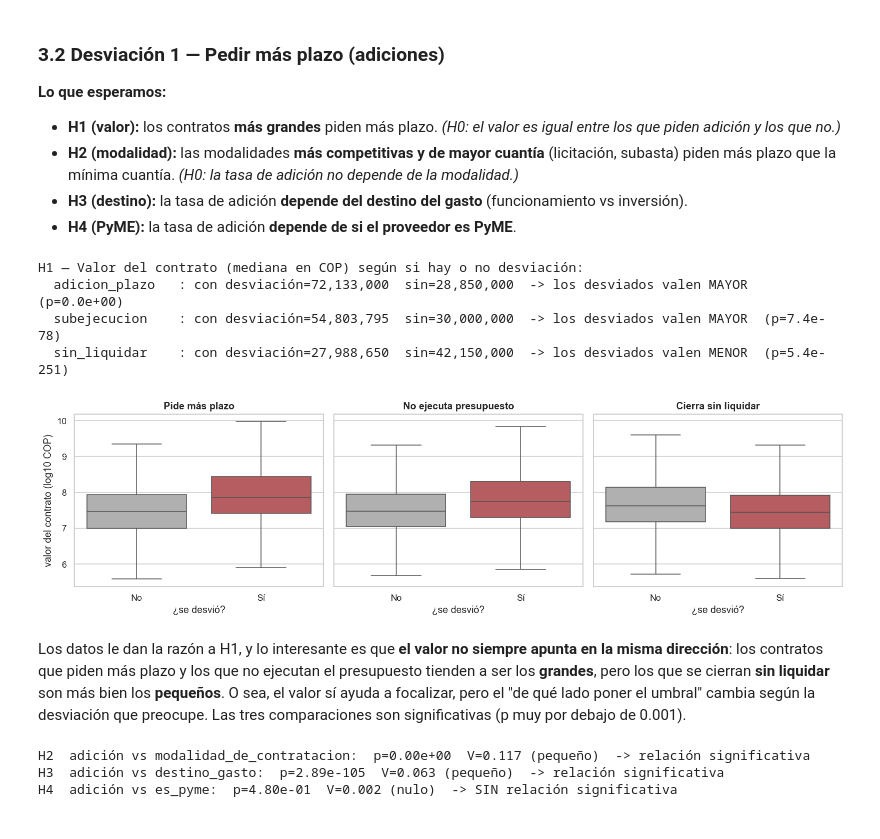
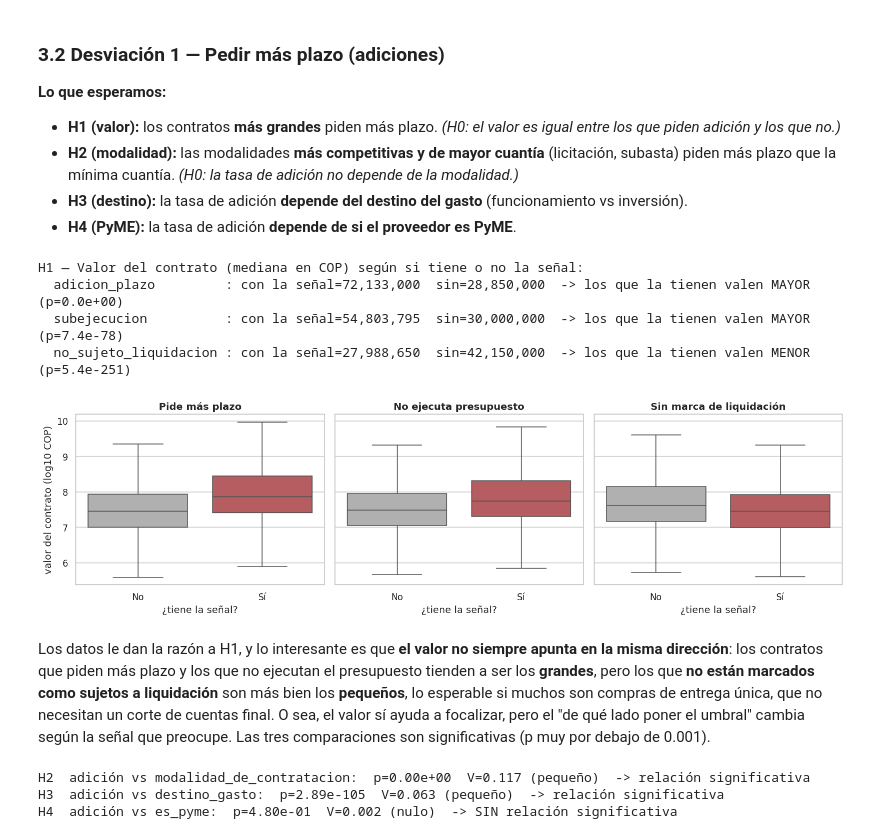
Before and after one commit to Danielfts/MINE-ciencia-de-datos, a Jupyter notebook: Taller 1/notebooks/03_analisis.ipynb, the cells around one changed output. Saved outputs shown, nothing was run; the diff lists cells and outputs as text; code cells hidden in the pictures.

```diff
--- a/Taller 1/notebooks/03_analisis.ipynb
+++ b/Taller 1/notebooks/03_analisis.ipynb
@@ -64,10 +65,10 @@ print(f'Dataset limpio: {d.shape[0]:,} x {d.shape[1]}')
 # (los de 2024-2025 todavía están abiertos; ver la justificación en 01 y 02).
 base_adic = d[d['periodo_analisis']].copy()                 # la adición se puede ver sin que el contrato cierre
 base_sub = d[d['subejecucion'].notna()].copy()              # cerrado, en periodo y con ejecución reportada
-base_liq = d[d['sin_liquidar'].notna()].copy()              # cerrado y en periodo
+base_liq = d[d['no_sujeto_liquidacion'].notna()].copy()              # cerrado y en periodo (marca de liquidación)
 print(f'Base adición   (firma<=2023):            {len(base_adic):,}  | tasa {base_adic["adicion_plazo"].mean()*100:.1f}%')
 print(f'Base subejecución (cerrado & reportado): {len(base_sub):,}  | tasa {base_sub["subejecucion"].mean()*100:.1f}%')
-print(f'Base sin liquidar (cerrado):             {len(base_liq):,}  | tasa {base_liq["sin_liquidar"].mean()*100:.1f}%')
+print(f'Base marca de liquidación (cerrado):     {len(base_liq):,}  | tasa {base_liq["no_sujeto_liquidacion"].mean()*100:.1f}%')
 # %% [output]
 Dataset limpio: 196,391 x 61
 Base adición   (firma<=2023):            121,644  | tasa 7.0%
@@ -158,36 +159,37 @@ coincidan las tres es raro.
 - **H4 (PyME):** la tasa de adición **depende de si el proveedor es PyME**.
 # %%
 # H1: ¿los contratos con adición valen más? (lo miramos también en las otras dos desviaciones)
-print('H1 — Valor del contrato (mediana en COP) según si hay o no desviación:')
+print('H1 — Valor del contrato (mediana en COP) según si tiene o no la señal:')
 res_valor = {}
-for flag, base in [('adicion_plazo', base_adic), ('subejecucion', base_sub), ('sin_liquidar', base_liq)]:
+for flag, base in [('adicion_plazo', base_adic), ('subejecucion', base_sub), ('no_sujeto_liquidacion', base_liq)]:
     r = test_valor(base, flag); res_valor[flag] = r
     signo = 'MAYOR' if r['med_desv'] > r['med_no'] else 'MENOR'
-    print(f'  {flag:16s}: con desviación={r["med_desv"]:,.0f}  sin={r["med_no"]:,.0f}  '
-          f'-> los desviados valen {signo}  (p={r["p"]:.1e})')
+    print(f'  {flag:22s}: con la señal={r["med_desv"]:,.0f}  sin={r["med_no"]:,.0f}  '
+          f'-> los que la tienen valen {signo}  (p={r["p"]:.1e})')
 
 fig, axes = plt.subplots(1, 3, figsize=(14, 4), sharey=True)
 for ax, (flag, base, titulo) in zip(axes, [
         ('adicion_plazo', base_adic, 'Pide más plazo'),
         ('subejecucion', base_sub, 'No ejecuta presupuesto'),
-        ('sin_liquidar', base_liq, 'Cierra sin liquidar')]):
+        ('no_sujeto_liquidacion', base_liq, 'Sin marca de liquidación')]):
     sub = base[base['valor_log'].notna()].copy(); sub[flag] = sub[flag].astype(bool)
     sns.boxplot(data=sub, x=flag, y='valor_log', hue=flag, legend=False, ax=ax,
                 showfliers=False, palette={False: '#B0B0B0', True: '#C44E52'})
-    ax.set_title(titulo); ax.set_xlabel('¿se desvió?'); ax.set_xticks([0, 1]); ax.set_xticklabels(['No', 'Sí'])
+    ax.set_title(titulo); ax.set_xlabel('¿tiene la señal?'); ax.set_xticks([0, 1]); ax.set_xticklabels(['No', 'Sí'])
 axes[0].set_ylabel('valor del contrato (log10 COP)')
 plt.tight_layout(); plt.savefig(f'{RUTA_FIGS}/03_h1_valor.png', bbox_inches='tight'); plt.show()
 # %% [output]
-H1 — Valor del contrato (mediana en COP) según si hay o no desviación:
-  adicion_plazo   : con desviación=72,133,000  sin=28,850,000  -> los desviados valen MAYOR  (p=0.0e+00)
-  subejecucion    : con desviación=54,803,795  sin=30,000,000  -> los desviados valen MAYOR  (p=7.4e-78)
-  sin_liquidar    : con desviación=27,988,650  sin=42,150,000  -> los desviados valen MENOR  (p=5.4e-251)
+H1 — Valor del contrato (mediana en COP) según si tiene o no la señal:
+  adicion_plazo         : con la señal=72,133,000  sin=28,850,000  -> los que la tienen valen MAYOR  (p=0.0e+00)
+  subejecucion          : con la señal=54,803,795  sin=30,000,000  -> los que la tienen valen MAYOR  (p=7.4e-78)
+  no_sujeto_liquidacion : con la señal=27,988,650  sin=42,150,000  -> los que la tienen valen MENOR  (p=5.4e-251)
-[figure, old version]
+[figure, new version]
 # %% [markdown]
 Los datos le dan la razón a H1, y lo interesante es que **el valor no siempre apunta en la misma
 dirección**: los contratos que piden más plazo y los que no ejecutan el presupuesto tienden a ser los **grandes**,
-pero los que se cierran **sin liquidar** son más bien los **pequeños**. O sea, el valor sí ayuda a focalizar, pero
-el "de qué lado poner el umbral" cambia según la desviación que preocupe. Las tres comparaciones son
+pero los que **no están marcados como sujetos a liquidación** son más bien los **pequeños**, lo esperable si
+muchos son compras de entrega única, que no necesitan un corte de cuentas final. O sea, el valor sí ayuda a focalizar, pero
+el "de qué lado poner el umbral" cambia según la señal que preocupe. Las tres comparaciones son
 significativas (p muy por debajo de 0.001).
 # %%
 # H2-H4: modalidad, destino y PyME vs adición de plazo
```
Also changed, not shown: parts of 17 cells of this notebook, 11 other files.
